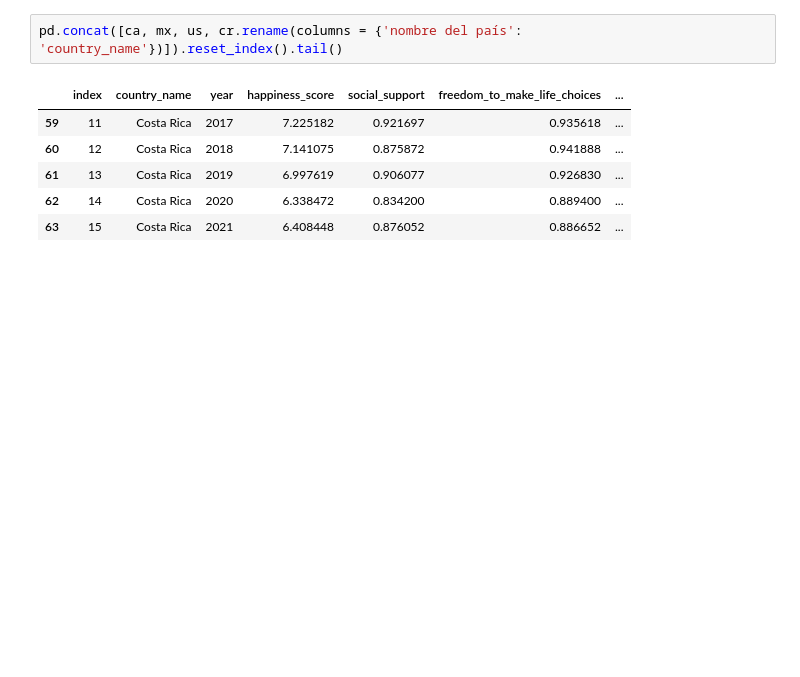
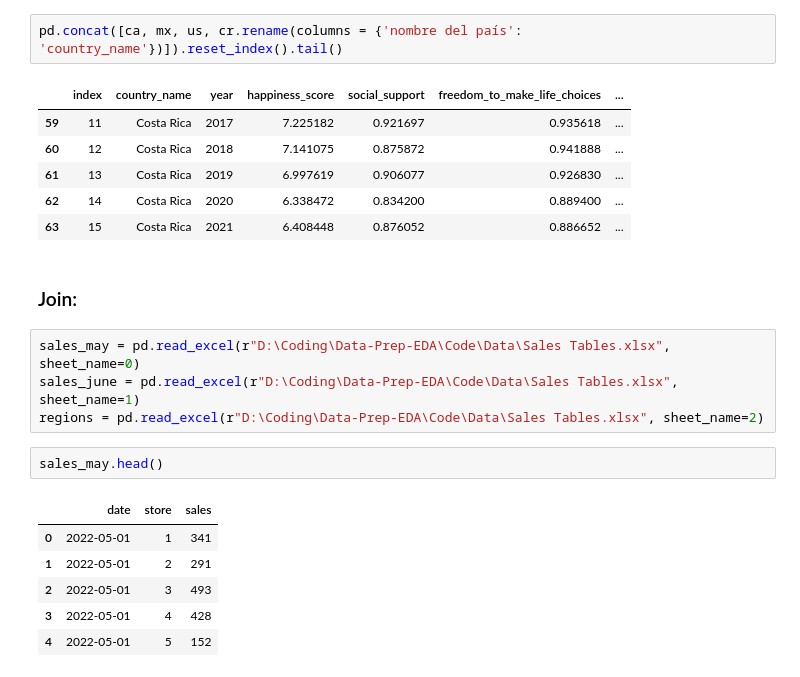
Before and after one commit to souparnabose99/data-science-360, a Jupyter notebook: exploratory-data-analysis/General/Code/prep-for-modelling/joins-and-data-appends.ipynb, the cells around one changed output. Drawn from its saved outputs; the diff is of its cells as text; blank space fills up the shorter version.

```diff
--- a/exploratory-data-analysis/General/Code/prep-for-modelling/joins-and-data-appends.ipynb
+++ b/exploratory-data-analysis/General/Code/prep-for-modelling/joins-and-data-appends.ipynb
@@ -114,3 +116,18 @@ pd.concat([ca, mx, us, cr.rename(columns = {'nombre del país': 'country_name'})
 | 61 | 13 | Costa Rica | 2019 | 6.997619 | 0.906077 | 0.926830 | ... |
 | 62 | 14 | Costa Rica | 2020 | 6.338472 | 0.834200 | 0.889400 | ... |
 | 63 | 15 | Costa Rica | 2021 | 6.408448 | 0.876052 | 0.886652 | ... |
+# %% [markdown]
+### Join:
+# %%
+sales_may = pd.read_excel(r"D:\Coding\Data-Prep-EDA\Code\Data\Sales Tables.xlsx", sheet_name=0)
+sales_june = pd.read_excel(r"D:\Coding\Data-Prep-EDA\Code\Data\Sales Tables.xlsx", sheet_name=1)
+regions = pd.read_excel(r"D:\Coding\Data-Prep-EDA\Code\Data\Sales Tables.xlsx", sheet_name=2)
+# %%
+sales_may.head()
+# %% [output]
+|  | date | store | sales |
+| 0 | 2022-05-01 | 1 | 341 |
+| 1 | 2022-05-01 | 2 | 291 |
+| 2 | 2022-05-01 | 3 | 493 |
+| 3 | 2022-05-01 | 4 | 428 |
+| 4 | 2022-05-01 | 5 | 152 |
```
Also changed, not shown: parts of 7 cells of this notebook.
